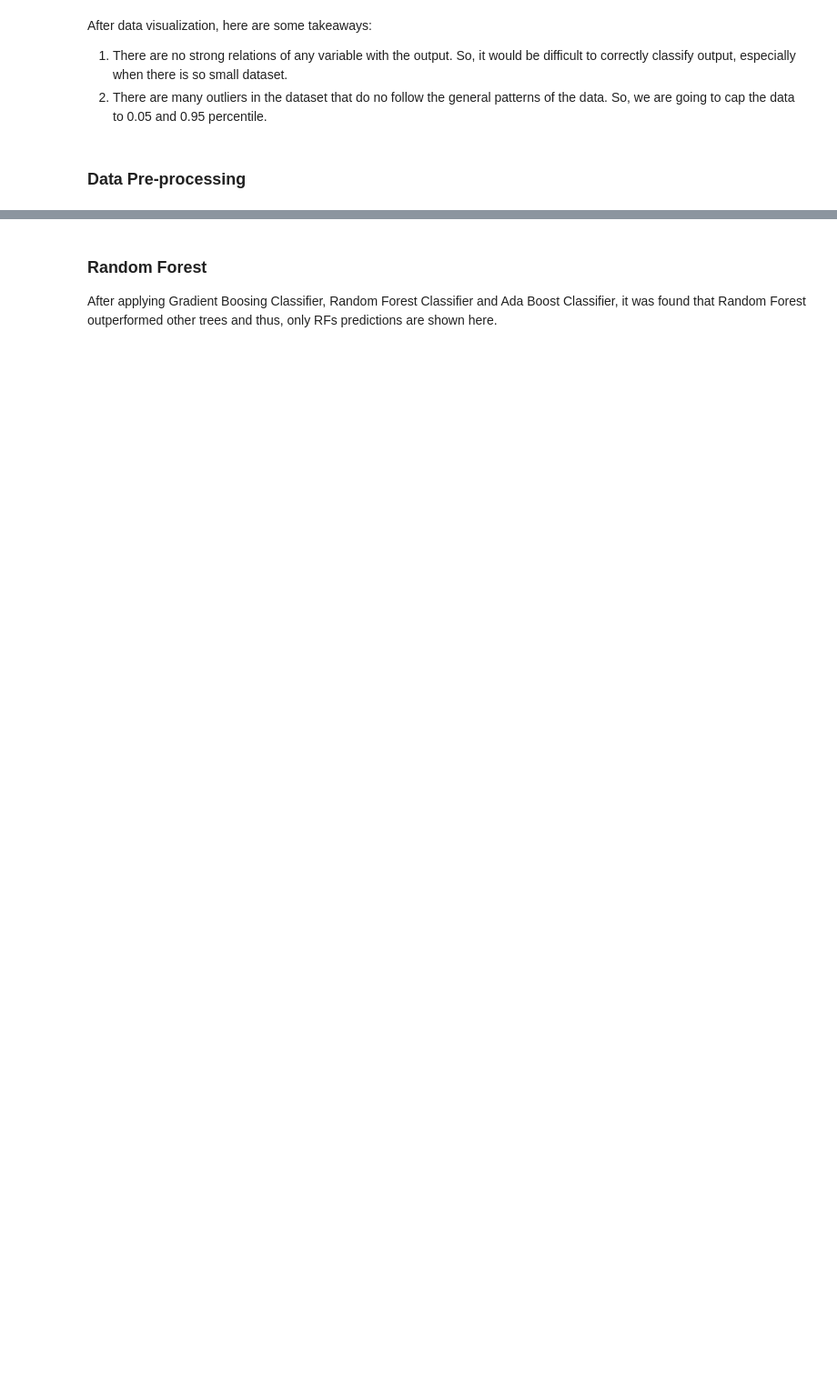
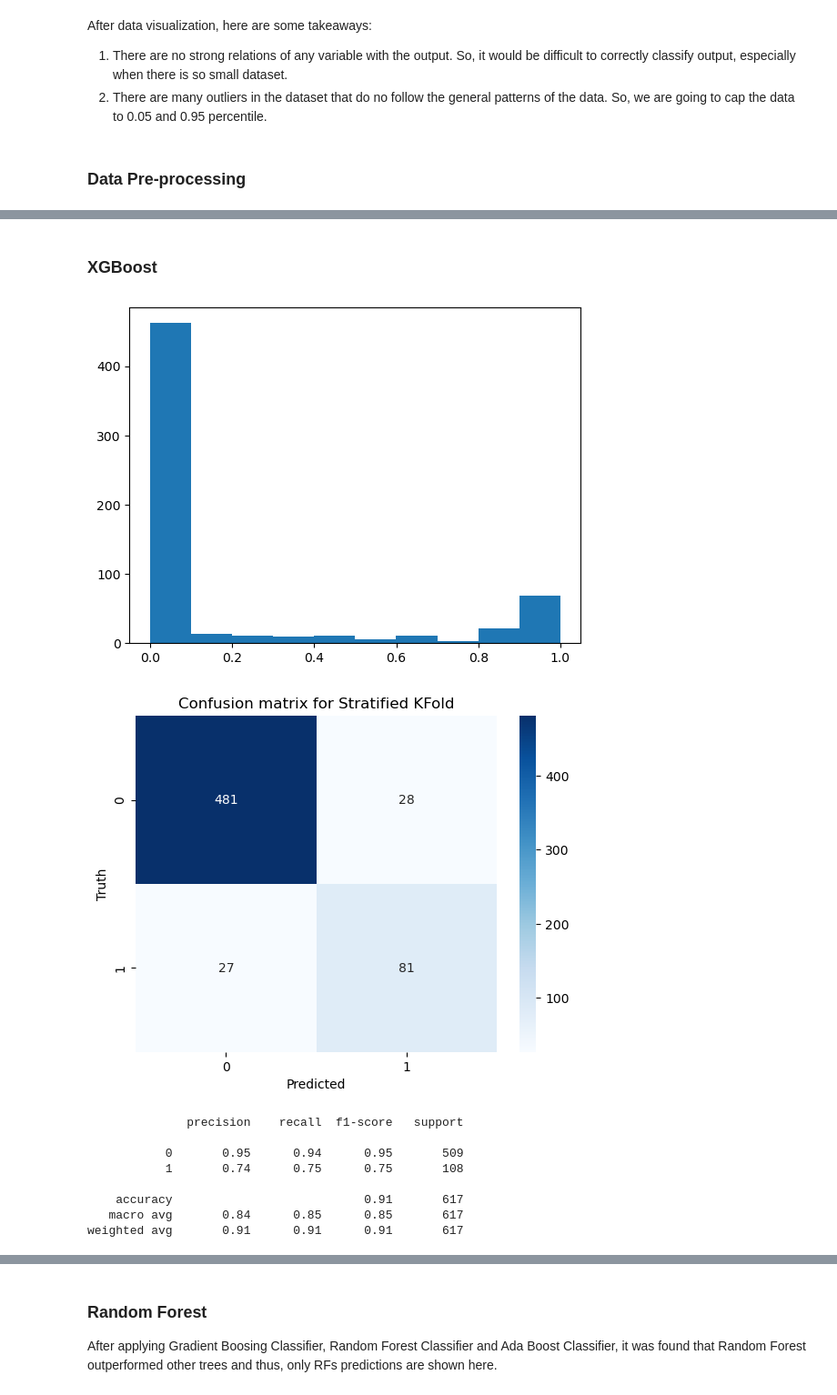
Before and after one commit to AseemShehzad/age-related-disease-prediction, a Jupyter notebook: predicting-diseases.ipynb, the cells around one changed output, grey strips where cells are left out. Shown: that part at 91% size. Saved outputs shown, nothing was run; the diff lists cells and outputs as text; code cells hidden in the pictures; blank space fills up the shorter version.

```diff
--- a/predicting-diseases.ipynb
+++ b/predicting-diseases.ipynb
@@ -173,0 +330,51 @@ X_val = tf.convert_to_tensor(X_val, dtype=tf.float32)
+# %% [markdown]
+### XGBoost
+# %%
+from sklearn.model_selection import StratifiedKFold
+import xgboost as xgb
+
+skf = StratifiedKFold(n_splits=5, shuffle=True, random_state=random_state+1)
+
+probs = np.zeros(len(y))
+preds = np.zeros(len(y))
+
+for train_index, test_index in skf.split(X, y):
+    X_train, X_test = X.iloc[train_index], X.iloc[test_index]
+    y_train, y_test = y.iloc[train_index], y.iloc[test_index]
+
+    sm = ADASYN(random_state=random_state)
+    X_train, y_train = sm.fit_resample(X_train, y_train)
+
+    # Create and fit the XGBoost model
+    model = xgb.XGBClassifier(use_label_encoder=False)
+    model.fit(X_train, y_train)
+
+    # Predict on the test set
+    probs[test_index] = model.predict_proba(X_test)[:, 1]
+
+# Plot the predicted probabilities histogram
+plt.hist(probs, bins=10)
+plt.show()
+probs = np.where(probs > 0.5, 1, 0)
+
+### Plotting a confusion matrix
+cm = confusion_matrix(y, probs)
+sns.heatmap(cm, annot=True, fmt='g', cmap='Blues')
+plt.xlabel('Predicted')
+plt.ylabel('Truth')
+plt.title('Confusion matrix for Stratified KFold')
+plt.show()
+
+### Printing the classification report
+print(classification_report(y, probs))
+# %% [output]
+[figure, added]
+[figure, added]
+              precision    recall  f1-score   support
+
+           0       0.95      0.94      0.95       509
+           1       0.74      0.75      0.75       108
+
+    accuracy                           0.91       617
+   macro avg       0.84      0.85      0.85       617
+weighted avg       0.91      0.91      0.91       617
```
Also changed, not shown: parts of 36 cells of this notebook, 2 other files.
